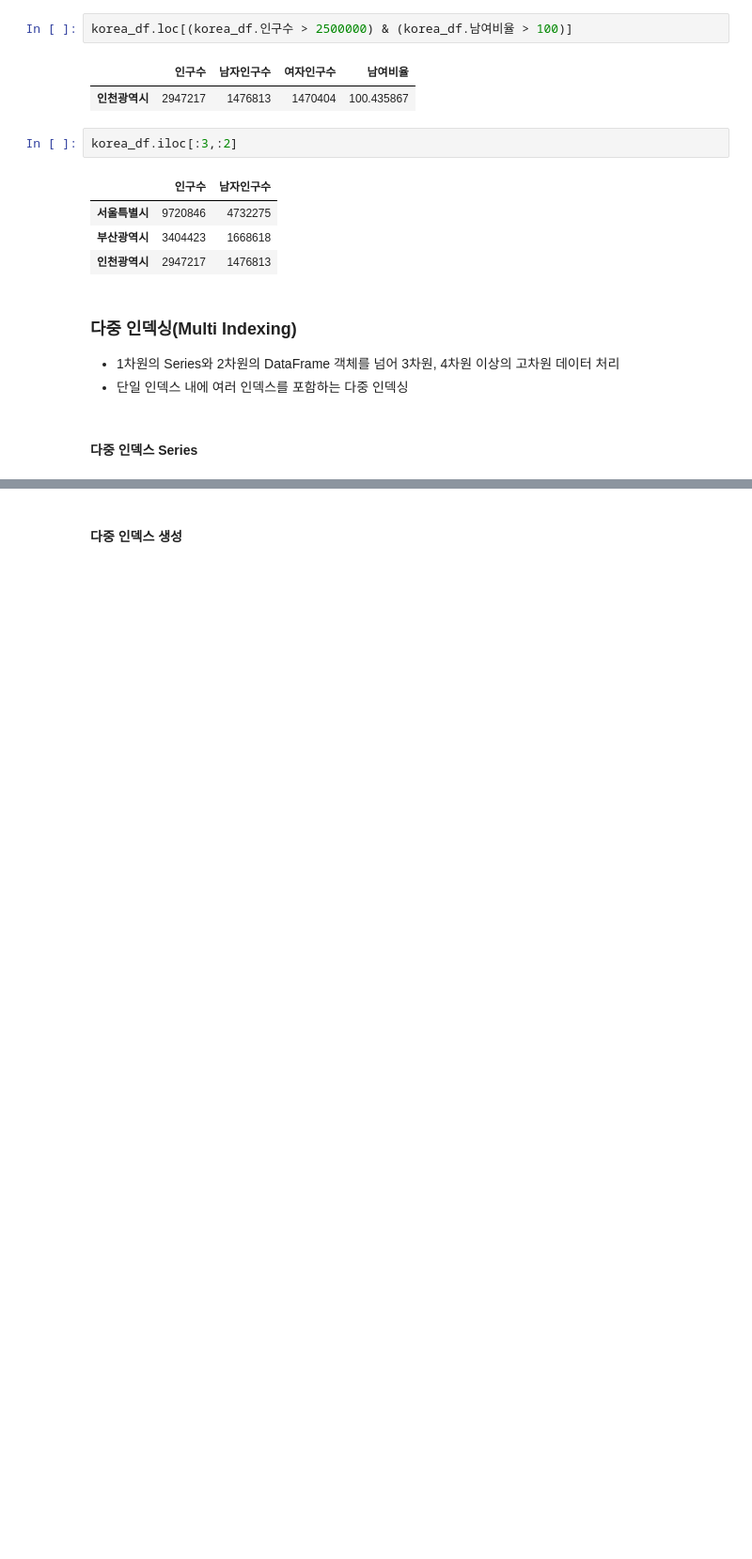
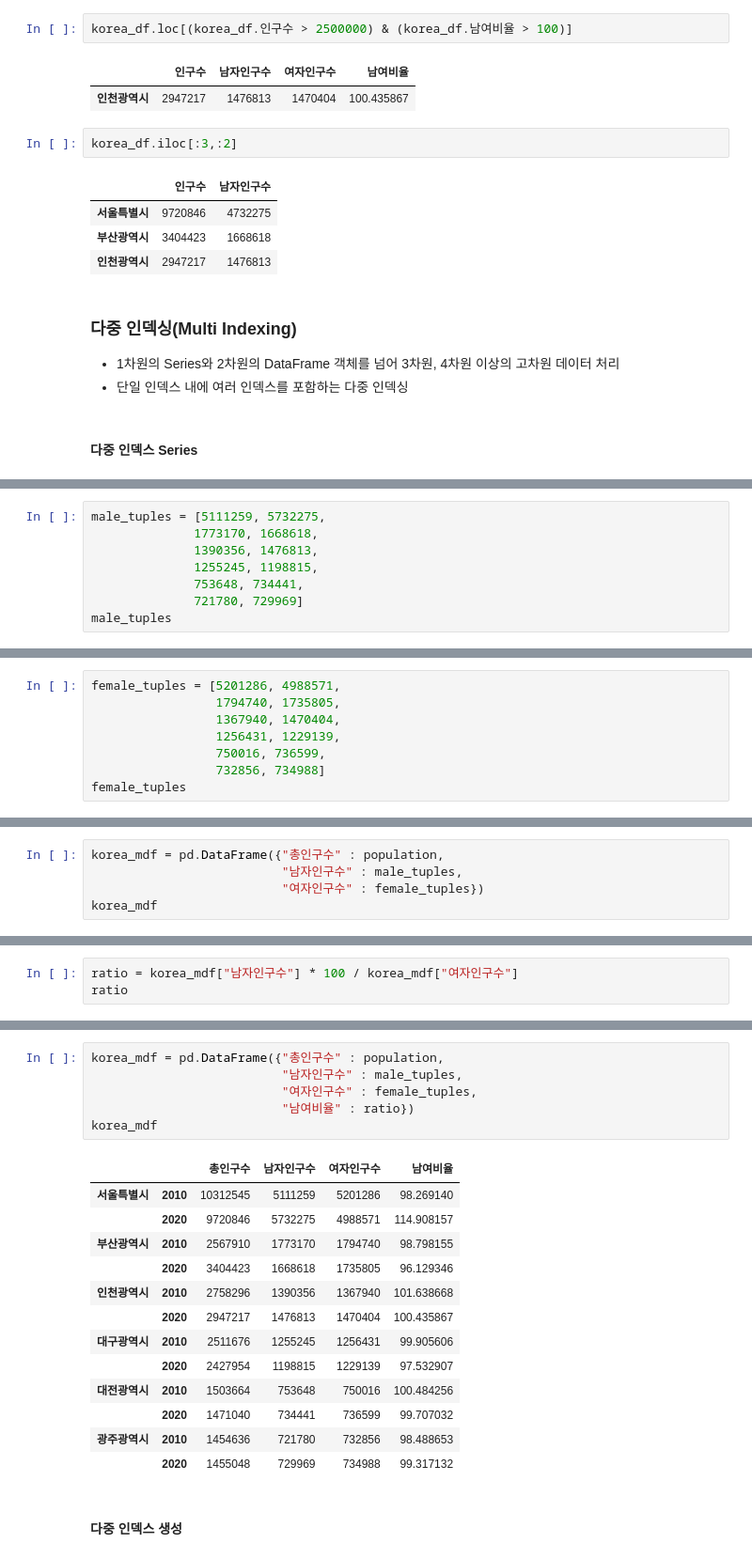
Before and after one commit to dannyryu4758/pythonStudy, a Jupyter notebook: Pandas_한번에_제대로_배우기.ipynb, the cells around one changed output, grey strips where cells are left out. Shown: that part at 94% size. Saved outputs shown, nothing was run; the diff lists cells and outputs as text; blank space fills up the shorter version.

```diff
--- a/Pandas_한번에_제대로_배우기.ipynb
+++ b/Pandas_한번에_제대로_배우기.ipynb
@@ -644,0 +783,8 @@ korea_df.iloc[:3,:2]
+# %%
+male_tuples = [5111259, 5732275,
+              1773170, 1668618,
+              1390356, 1476813,
+              1255245, 1198815,
+              753648, 734441,
+              721780, 729969]
+male_tuples
@@ -644,0 +822,8 @@ korea_df.iloc[:3,:2]
+# %%
+female_tuples = [5201286, 4988571,
+                 1794740, 1735805,
+                 1367940, 1470404,
+                 1256431, 1229139,
+                 750016, 736599,
+                 732856, 734988]
+female_tuples
@@ -644,0 +843,5 @@ korea_df.iloc[:3,:2]
+# %%
+korea_mdf = pd.DataFrame({"총인구수" : population,
+                          "남자인구수" : male_tuples,
+                          "여자인구수" : female_tuples})
+korea_mdf
@@ -644,0 +862,3 @@ korea_df.iloc[:3,:2]
+# %%
+ratio = korea_mdf["남자인구수"] * 100 / korea_mdf["여자인구수"]
+ratio
@@ -645,2 +889,22 @@ korea_df.iloc[:3,:2]
+# %%
+korea_mdf = pd.DataFrame({"총인구수" : population,
+                          "남자인구수" : male_tuples,
+                          "여자인구수" : female_tuples,
+                          "남여비율" : ratio})
+korea_mdf
+# %% [output]
+|  |  | 총인구수 | 남자인구수 | 여자인구수 | 남여비율 |
+| 서울특별시 | 2010 | 10312545 | 5111259 | 5201286 | 98.269140 |
+|  | 2020 | 9720846 | 5732275 | 4988571 | 114.908157 |
+| 부산광역시 | 2010 | 2567910 | 1773170 | 1794740 | 98.798155 |
+|  | 2020 | 3404423 | 1668618 | 1735805 | 96.129346 |
+| 인천광역시 | 2010 | 2758296 | 1390356 | 1367940 | 101.638668 |
+|  | 2020 | 2947217 | 1476813 | 1470404 | 100.435867 |
+| 대구광역시 | 2010 | 2511676 | 1255245 | 1256431 | 99.905606 |
+|  | 2020 | 2427954 | 1198815 | 1229139 | 97.532907 |
+| 대전광역시 | 2010 | 1503664 | 753648 | 750016 | 100.484256 |
+|  | 2020 | 1471040 | 734441 | 736599 | 99.707032 |
+| 광주광역시 | 2010 | 1454636 | 721780 | 732856 | 98.488653 |
+|  | 2020 | 1455048 | 729969 | 734988 | 99.317132 |
 # %% [markdown]
 #### 다중 인덱스 생성
```
Also changed, not shown: parts of 41 cells of this notebook.
